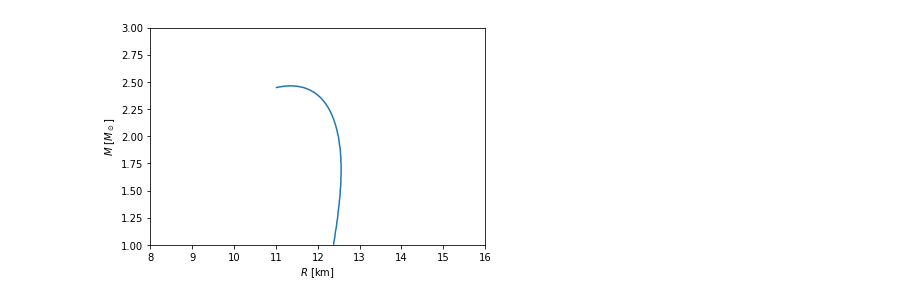
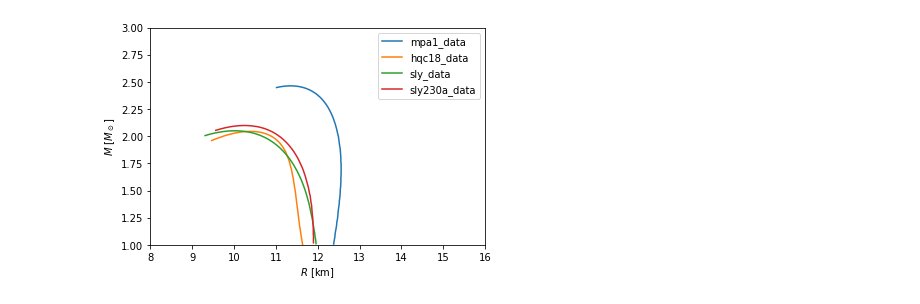
Before and after one commit to landryp/ns-struc-modes, a Jupyter notebook: nsstruc_demo.ipynb, the cells around one changed output. Drawn from its saved outputs; the diff is of its cells as text; code cells hidden in the pictures.

```diff
--- a/nsstruc_demo.ipynb
+++ b/nsstruc_demo.ipynb
@@ -58,19 +92,32 @@ Done at mass 3.0 Msun
 # %%
 # load the table of observables and plot the mass-radius relation predicted by the given equation of state
 
 # this is a normal python notebook cell
 
 import numpy as np # import packages
 import matplotlib.pyplot as plt
 
-mrl_data = np.genfromtxt('macro-mpa1.csv',delimiter=',',names=True,dtype=None) # load the table of neutron star observables that was created above
+mrl_data = np.genfromtxt('/content/macro-mpa1.csv',delimiter=',',names=True,dtype=None) # load the table of neutron star observables that was created above
+
+plt.plot(mrl_data['R'],mrl_data['M']) # plot the mass-radius relation
+
+mrl_data = np.genfromtxt('/content/macro-hqc18.csv',delimiter=',',names=True,dtype=None) # load the table of neutron star observables that was created above
+
+plt.plot(mrl_data['R'],mrl_data['M']) # plot the mass-radius relation
+
+mrl_data = np.genfromtxt('/content/macro-sly.csv',delimiter=',',names=True,dtype=None) # load the table of neutron star observables that was created above
+
+plt.plot(mrl_data['R'],mrl_data['M']) # plot the mass-radius relation
+
+mrl_data = np.genfromtxt('/content/macro-sly230a.csv',delimiter=',',names=True,dtype=None) # load the table of neutron star observables that was created above
 
 plt.plot(mrl_data['R'],mrl_data['M']) # plot the mass-radius relation
 
 plt.xlabel(r'$R$ [km]') # add plot labels, etc.
 plt.ylabel(r'$M$ [$M_\odot$]')
 plt.xlim(8.,16.)
 plt.ylim(1.,3.)
+plt.legend(['mpa1_data','hqc18_data','sly_data','sly230a_data'])
 plt.show()
 # %% [output]
-[figure, old version]
+[figure, new version]
```
Also changed, not shown: parts of 7 cells of this notebook.
